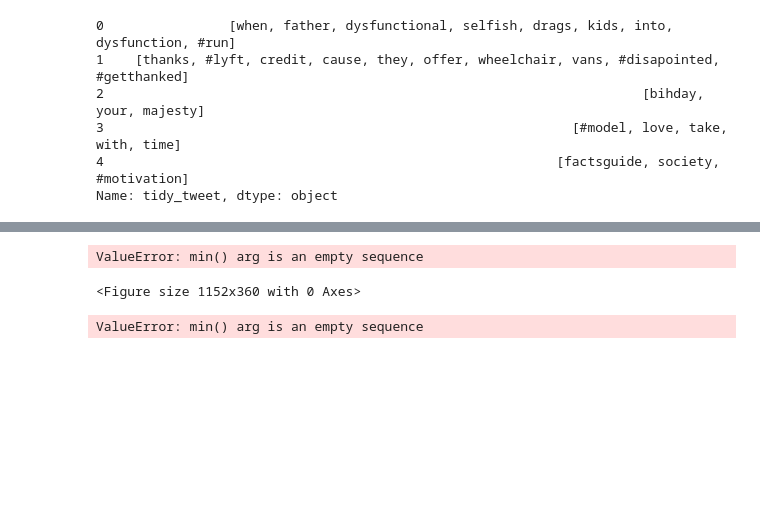
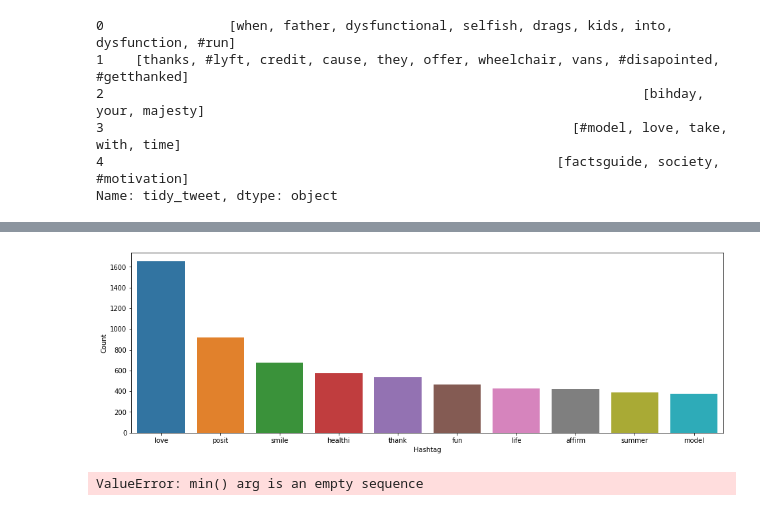
Before and after one commit to akhileshappala/Twitter-sentimental-analysis, a Jupyter notebook: Twitter Sentimental analysis.ipynb, the cells around one changed output, grey strips where cells are left out. Drawn from its saved outputs; the diff is of its cells as text; code cells hidden in the pictures; blank space fills up the shorter version.

```diff
--- a/Twitter Sentimental analysis.ipynb
+++ b/Twitter Sentimental analysis.ipynb
@@ -211,16 +206,16 @@ HT_regular = sum(HT_regular,[])
 HT_negative = sum(HT_negative,[])
 # %%
 a = nltk.FreqDist(HT_regular)
-d = pd.DataFrame({'Hashtag': list(a.keys()), 'Count': list(a.values())})
-# selecting top 20 most frequent hashtags
-d = d.nlargest(columns="Count", n = 20)
+d = pd.DataFrame({'Hashtag': list(a.keys()),
+                  'Count': list(a.values())})
+# selecting top 10 most frequent hashtags
+d = d.nlargest(columns="Count", n = 10)
 plt.figure(figsize=(16,5))
-ax = sns.barplot(data=d, x = "Hashtag", y = "Count")
+ax = sns.barplot(data=d, x= "Hashtag", y = "Count")
 ax.set(ylabel = 'Count')
 plt.show()
 # %% [output]
-ValueError: min() arg is an empty sequence
-<Figure size 1152x360 with 0 Axes>
+[figure, added]
 # %%
 b = nltk.FreqDist(HT_negative)
 e = pd.DataFrame({'Hashtag': list(b.keys()), 'Count': list(b.values())})
```
Also changed, not shown: parts of 7 cells of this notebook, 1 other file.
